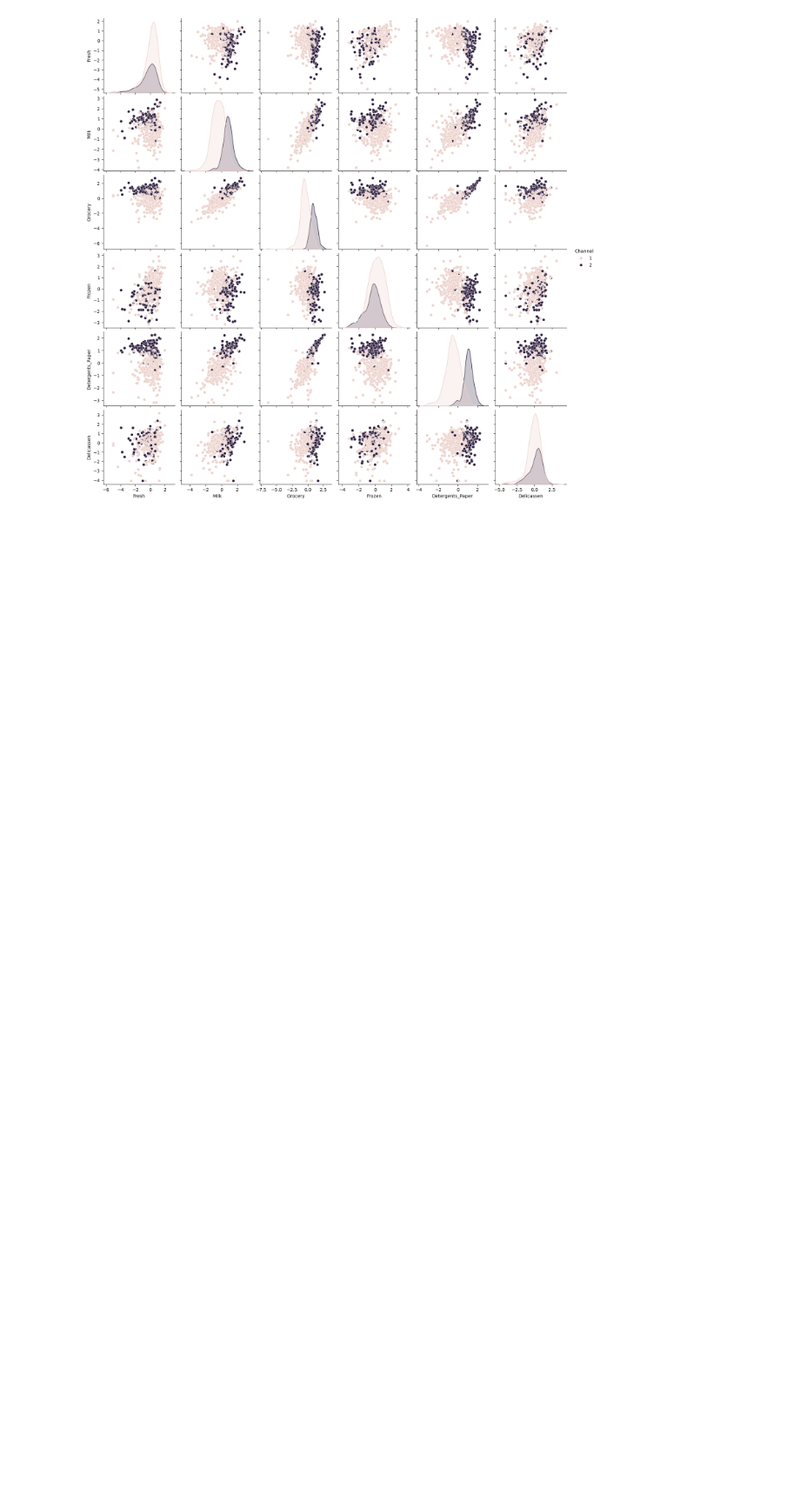
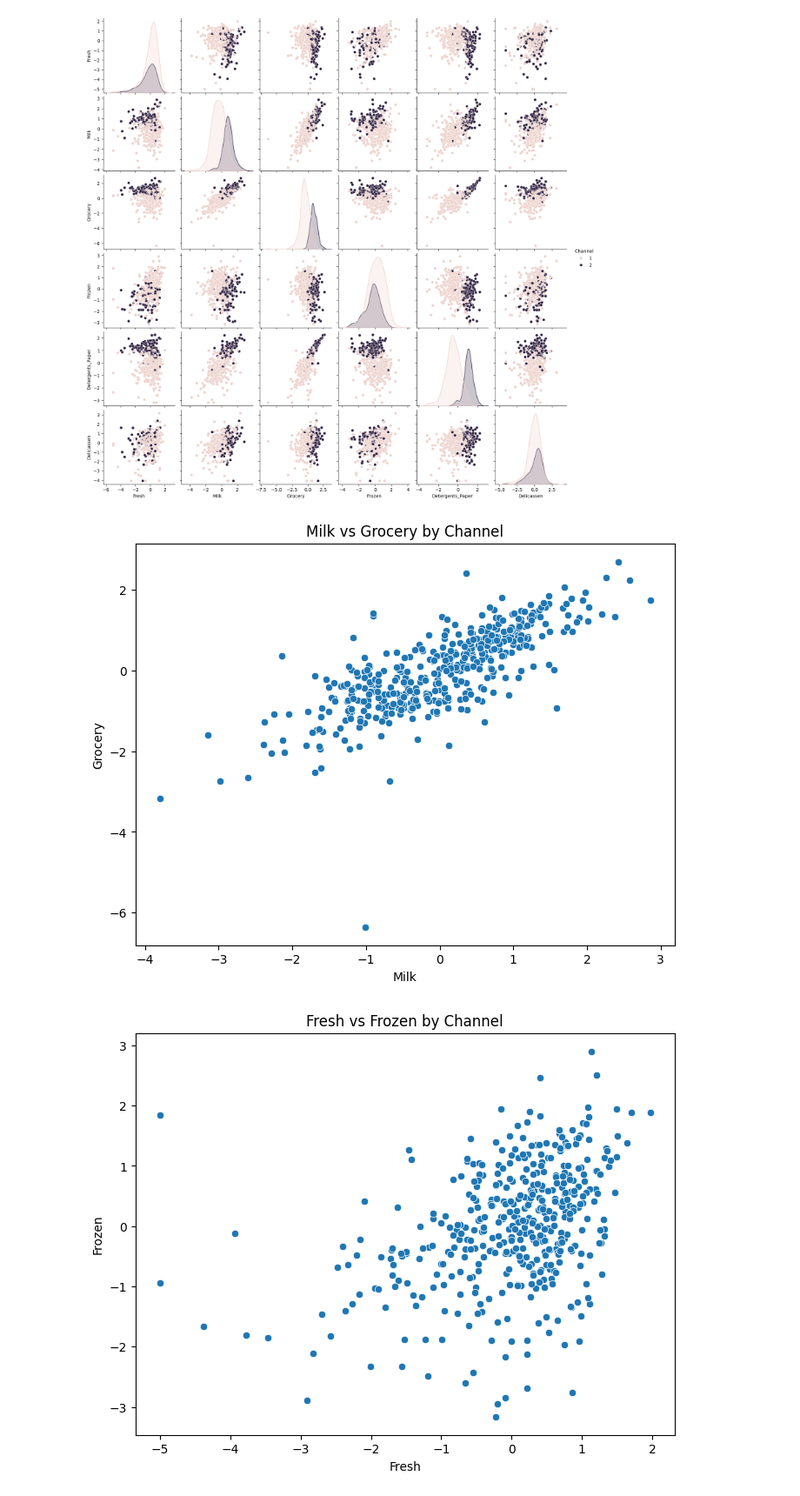
Before and after one commit to Mazen-c/Customer-Clustering-, a Jupyter notebook: Notebook/Clustering.ipynb, the cells around one changed output. Shown at 87% size. Saved outputs shown, nothing was run; the diff lists cells and outputs as text; code cells hidden in the pictures; blank space fills up the shorter version.

```diff
--- a/Notebook/Clustering.ipynb
+++ b/Notebook/Clustering.ipynb
@@ -128,3 +132,20 @@ sns.pairplot(df_processed[num_cols].join(df['Channel']), hue='Channel')
 plt.show()
 # %% [output]
 [figure]
+# %%
+pairs = [
+    ('Milk', 'Grocery'),
+    ('Fresh', 'Frozen'),
+    ('Detergents_Paper', 'Grocery')
+]
+
+for df_pca , y in pairs:
+    plt.figure(figsize=(8,6))
+    sns.scatterplot(df_pca=df_processed[df_pca], y=df_processed[y])
+    plt.df_pcalabel(df_pca)
+    plt.ylabel(y)
+    plt.title(f'{df_pca} vs {y} by Channel')
+    plt.show()
+# %% [output]
+[figure, added]
+[figure, added]
```
Also changed, not shown: parts of 19 cells of this notebook.
